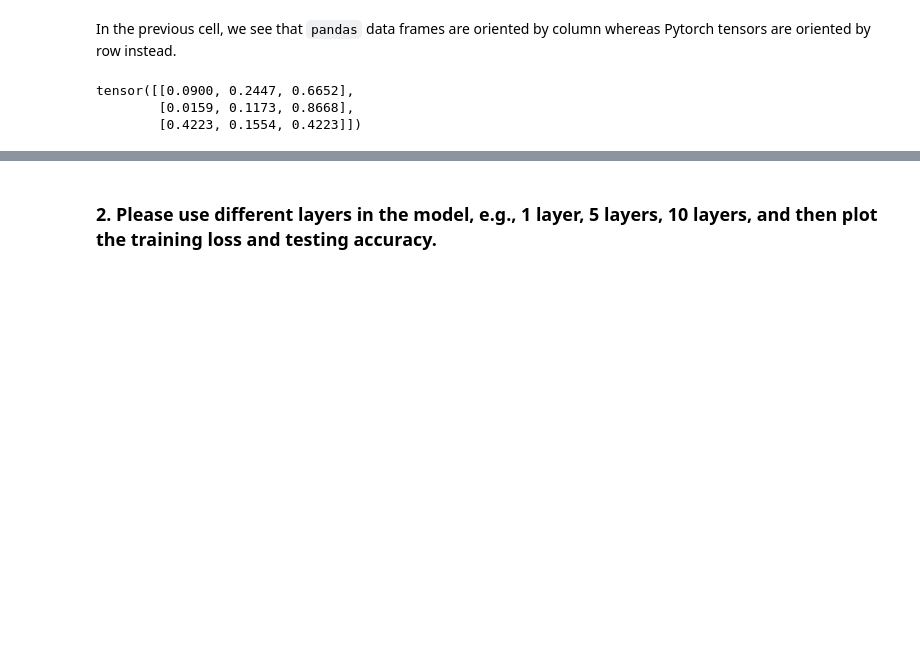
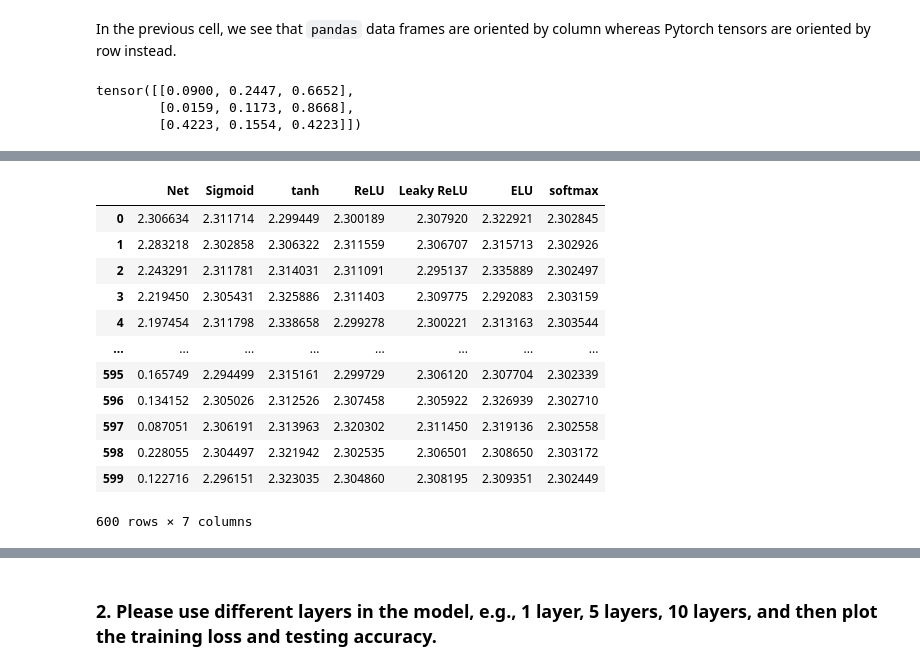
Before and after one commit to lduran2/CIS3715_DataScience_2022, a Jupyter notebook: Lab10/Lab10.ipynb, the cells around one changed output, grey strips where cells are left out. Drawn from its saved outputs; the diff is of its cells as text; code cells hidden in the pictures; blank space fills up the shorter version.

Commit message:
[lab10] tested activation functions

```diff
--- a/Lab10/Lab10.ipynb
+++ b/Lab10/Lab10.ipynb
@@ -347,0 +377,9 @@ tensor([[0.0900, 0.2447, 0.6652],
+# %%
+#create the activation function models
+for activate in activates:
+    models.append(Activation(activate))
+    models[-1].cuda() # put the last model on GPU
+
+#print the first activation model
+# they all look identical as strings
+print(models[1])
@@ -378,0 +432,16 @@ Test set: Average loss: 0.0015, Accuracy: 9540/10000 (95%)
+# %%
+losses
+# %% [output]
+|  | Net | Sigmoid | tanh | ReLU | Leaky ReLU | ELU | softmax |
+| 0 | 2.306634 | 2.311714 | 2.299449 | 2.300189 | 2.307920 | 2.322921 | 2.302845 |
+| 1 | 2.283218 | 2.302858 | 2.306322 | 2.311559 | 2.306707 | 2.315713 | 2.302926 |
+| 2 | 2.243291 | 2.311781 | 2.314031 | 2.311091 | 2.295137 | 2.335889 | 2.302497 |
+| 3 | 2.219450 | 2.305431 | 2.325886 | 2.311403 | 2.309775 | 2.292083 | 2.303159 |
+| 4 | 2.197454 | 2.311798 | 2.338658 | 2.299278 | 2.300221 | 2.313163 | 2.303544 |
+| ... | ... | ... | ... | ... | ... | ... | ... |
+| 595 | 0.165749 | 2.294499 | 2.315161 | 2.299729 | 2.306120 | 2.307704 | 2.302339 |
+| 596 | 0.134152 | 2.305026 | 2.312526 | 2.307458 | 2.305922 | 2.326939 | 2.302710 |
+| 597 | 0.087051 | 2.306191 | 2.313963 | 2.320302 | 2.311450 | 2.319136 | 2.302558 |
+| 598 | 0.228055 | 2.304497 | 2.321942 | 2.302535 | 2.306501 | 2.308650 | 2.303172 |
+| 599 | 0.122716 | 2.296151 | 2.323035 | 2.304860 | 2.308195 | 2.309351 | 2.302449 |
+600 rows × 7 columns
```
Also changed, not shown: parts of 12 cells of this notebook.
